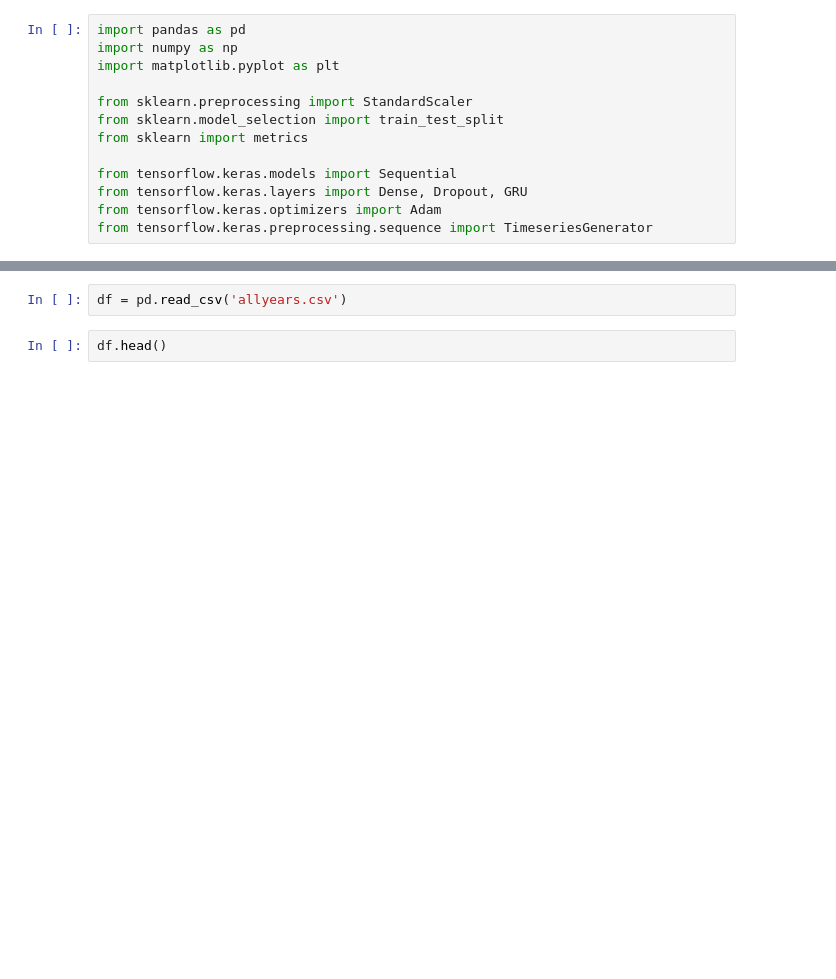
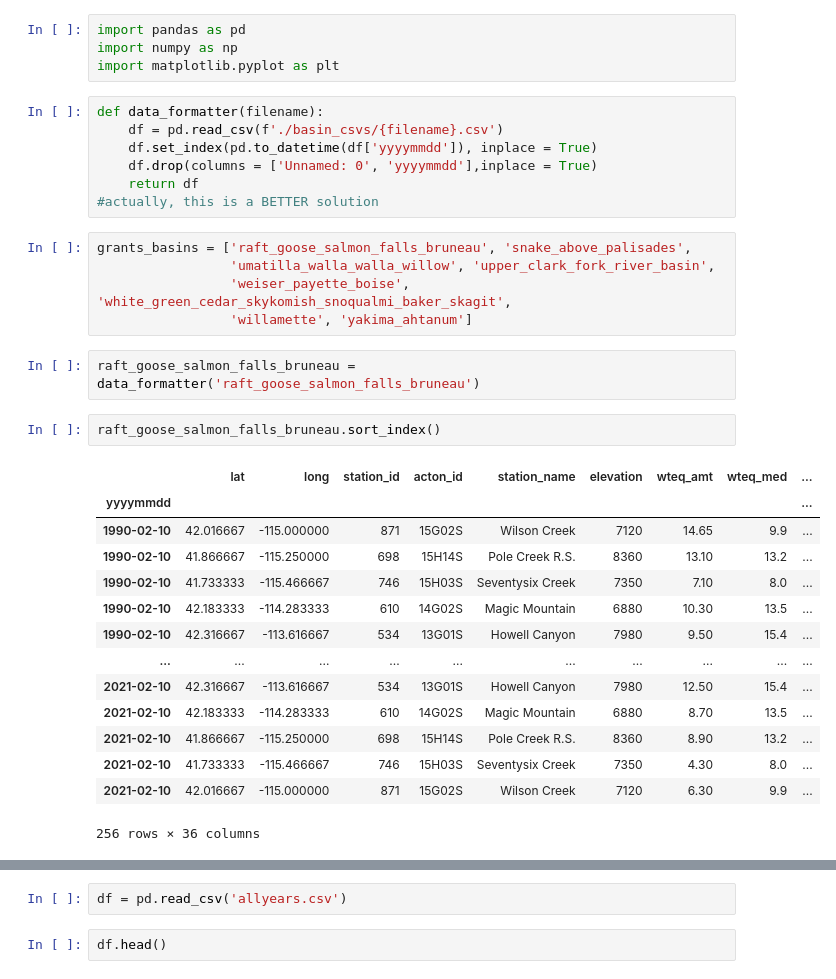
Before and after one commit to sehyeager/snotel_forecasting, a Jupyter notebook: grant2.ipynb, the cells around one changed output, grey strips where cells are left out. Cells and saved outputs as stored; diff of their text form; blank space fills up the shorter version.

```diff
--- a/grant2.ipynb
+++ b/grant2.ipynb
@@ -1,13 +1,35 @@
-# %%
-import pandas as pd
-import numpy as np
-import matplotlib.pyplot as plt
-
-from sklearn.preprocessing import StandardScaler
-from sklearn.model_selection import train_test_split
-from sklearn import metrics
-
-from tensorflow.keras.models import Sequential
-from tensorflow.keras.layers import Dense, Dropout, GRU
-from tensorflow.keras.optimizers import Adam
-from tensorflow.keras.preprocessing.sequence import TimeseriesGenerator
+# %%
+import pandas as pd
+import numpy as np
+import matplotlib.pyplot as plt
+# %%
+def data_formatter(filename):
+    df = pd.read_csv(f'./basin_csvs/{filename}.csv')
+    df.set_index(pd.to_datetime(df['yyyymmdd']), inplace = True)
+    df.drop(columns = ['Unnamed: 0', 'yyyymmdd'],inplace = True)
+    return df
+#actually, this is a BETTER solution
+# %%
+grants_basins = ['raft_goose_salmon_falls_bruneau', 'snake_above_palisades',
+                 'umatilla_walla_walla_willow', 'upper_clark_fork_river_basin',
+                 'weiser_payette_boise', 'white_green_cedar_skykomish_snoqualmi_baker_skagit',
+                 'willamette', 'yakima_ahtanum']
+# %%
+raft_goose_salmon_falls_bruneau = data_formatter('raft_goose_salmon_falls_bruneau')
+# %%
+raft_goose_salmon_falls_bruneau.sort_index()
+# %% [output]
+|  | lat | long | station_id | acton_id | station_name | elevation | wteq_amt | wteq_med | ... |
+| yyyymmdd |  |  |  |  |  |  |  |  | ... |
+| 1990-02-10 | 42.016667 | -115.000000 | 871 | 15G02S | Wilson Creek | 7120 | 14.65 | 9.9 | ... |
+| 1990-02-10 | 41.866667 | -115.250000 | 698 | 15H14S | Pole Creek R.S. | 8360 | 13.10 | 13.2 | ... |
+| 1990-02-10 | 41.733333 | -115.466667 | 746 | 15H03S | Seventysix Creek | 7350 | 7.10 | 8.0 | ... |
+| 1990-02-10 | 42.183333 | -114.283333 | 610 | 14G02S | Magic Mountain | 6880 | 10.30 | 13.5 | ... |
+| 1990-02-10 | 42.316667 | -113.616667 | 534 | 13G01S | Howell Canyon | 7980 | 9.50 | 15.4 | ... |
+| ... | ... | ... | ... | ... | ... | ... | ... | ... | ... |
+| 2021-02-10 | 42.316667 | -113.616667 | 534 | 13G01S | Howell Canyon | 7980 | 12.50 | 15.4 | ... |
+| 2021-02-10 | 42.183333 | -114.283333 | 610 | 14G02S | Magic Mountain | 6880 | 8.70 | 13.5 | ... |
+| 2021-02-10 | 41.866667 | -115.250000 | 698 | 15H14S | Pole Creek R.S. | 8360 | 8.90 | 13.2 | ... |
+| 2021-02-10 | 41.733333 | -115.466667 | 746 | 15H03S | Seventysix Creek | 7350 | 4.30 | 8.0 | ... |
+| 2021-02-10 | 42.016667 | -115.000000 | 871 | 15G02S | Wilson Creek | 7120 | 6.30 | 9.9 | ... |
+256 rows × 36 columns
```
Also changed, not shown: parts of 20 cells of this notebook.
